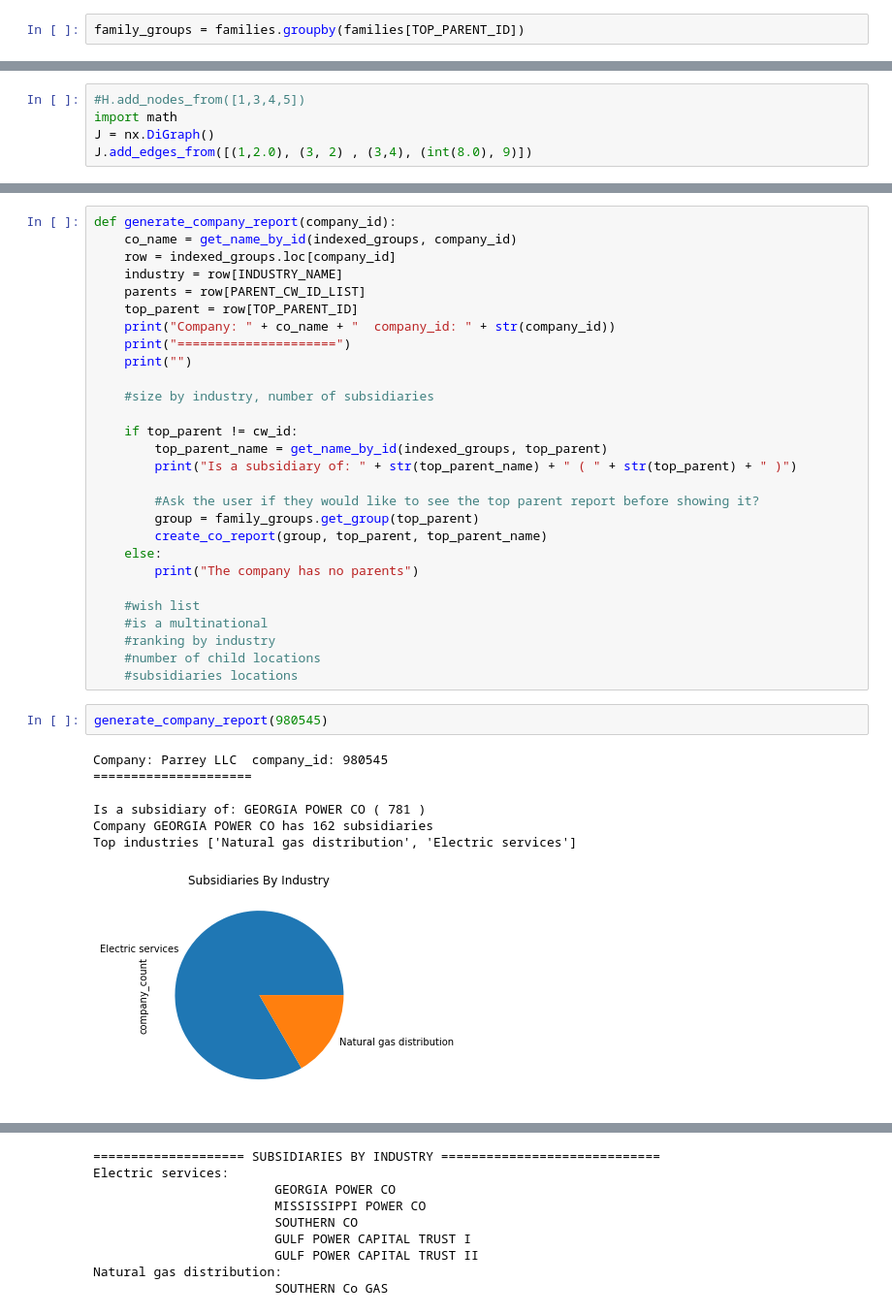
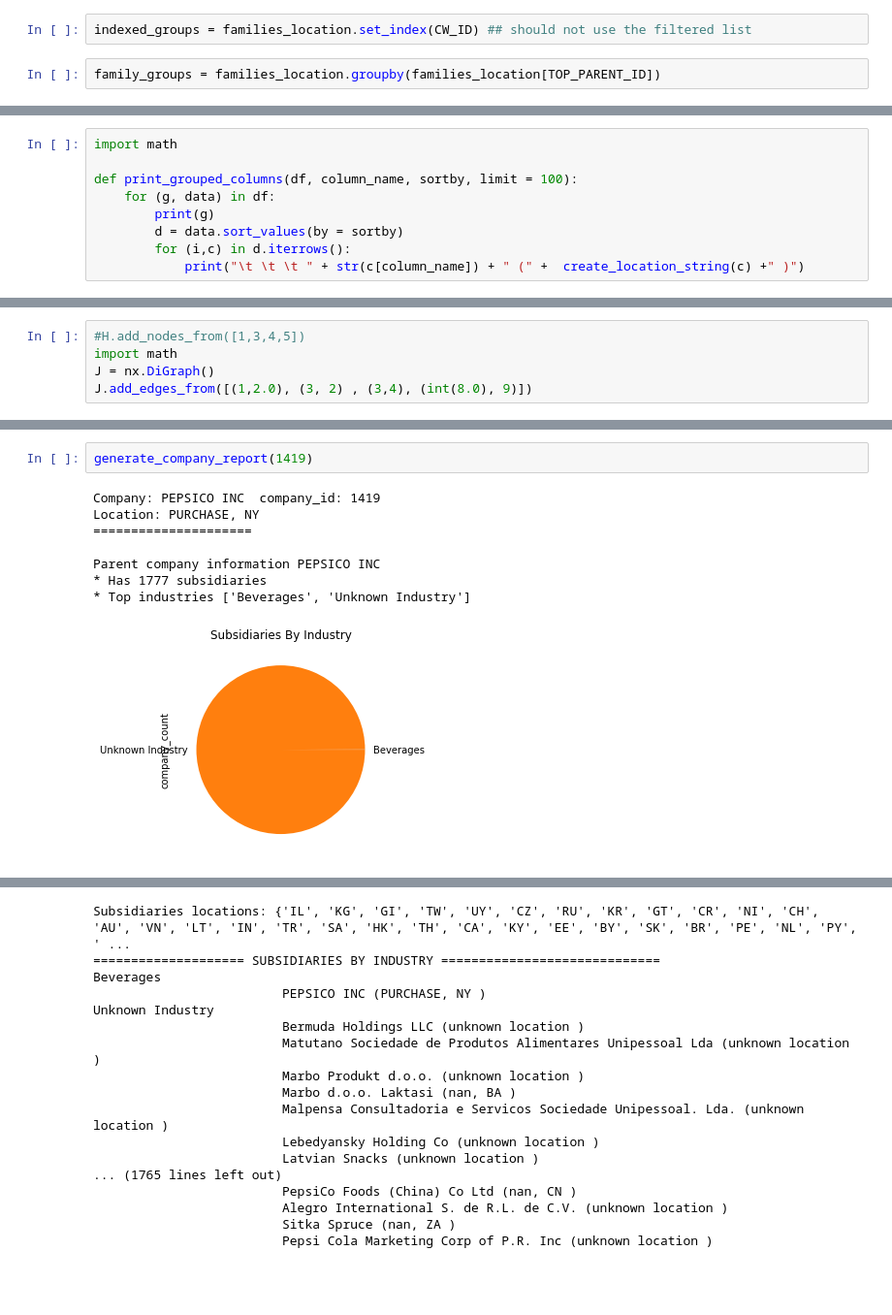
Before and after one commit to prakharchandna/info202project, a Jupyter notebook: company_report.ipynb, the cells around one changed output, grey strips where cells are left out. Shown at 97% size. Saved outputs shown, nothing was run; the diff lists cells and outputs as text; blank space fills up the shorter version.

```diff
--- a/company_report.ipynb
+++ b/company_report.ipynb
@@ -54,2 +133,4 @@ families.shape
+# %%
+indexed_groups = families_location.set_index(CW_ID) ## should not use the filtered list
 # %%
-family_groups = families.groupby(families[TOP_PARENT_ID])
+family_groups = families_location.groupby(families_location[TOP_PARENT_ID])
@@ -66,0 +148,9 @@ def print_list_columns(df, column_name):
+# %%
+import math
+
+def print_grouped_columns(df, column_name, sortby, limit = 100):
+    for (g, data) in df:
+        print(g)
+        d = data.sort_values(by = sortby)
+        for (i,c) in d.iterrows():
+            print("\t \t \t " + str(c[column_name]) + " (" +  create_location_string(c) +" )")
@@ -169,38 +302,11 @@ family_groups.get_group(37).groupby("num_children").count()
-# %%
-def generate_company_report(company_id):
-    co_name = get_name_by_id(indexed_groups, company_id)
-    row = indexed_groups.loc[company_id]
-    industry = row[INDUSTRY_NAME]
-    parents = row[PARENT_CW_ID_LIST]
-    top_parent = row[TOP_PARENT_ID]
-    print("Company: " + co_name + "  company_id: " + str(company_id))
-    print("=====================")
-    print("")
-
-    #size by industry, number of subsidiaries
-
-    if top_parent != cw_id:
-        top_parent_name = get_name_by_id(indexed_groups, top_parent)
-        print("Is a subsidiary of: " + str(top_parent_name) + " ( " + str(top_parent) + " )")
-
-        #Ask the user if they would like to see the top parent report before showing it?
-        group = family_groups.get_group(top_parent)
-        create_co_report(group, top_parent, top_parent_name)
-    else:
-        print("The company has no parents")
-
-    #wish list
-    #is a multinational
-    #ranking by industry
-    #number of child locations
-    #subsidiaries locations
 # %%
-generate_company_report(980545)
+generate_company_report(1419)
 # %% [output]
-Company: Parrey LLC  company_id: 980545
+Company: PEPSICO INC  company_id: 1419
+Location: PURCHASE, NY
 =====================
 
-Is a subsidiary of: GEORGIA POWER CO ( 781 )
-Company GEORGIA POWER CO has 162 subsidiaries
-Top industries ['Natural gas distribution', 'Electric services']
+Parent company information PEPSICO INC
+* Has 1777 subsidiaries
+* Top industries ['Beverages', 'Unknown Industry']
-[figure, old version]
+[figure, new version]
@@ -208,9 +314,17 @@ Top industries ['Natural gas distribution', 'Electric services']
+Subsidiaries locations: {'IL', 'KG', 'GI', 'TW', 'UY', 'CZ', 'RU', 'KR', 'GT', 'CR', 'NI', 'CH', 'AU', 'VN', 'LT', 'IN', 'TR', 'SA', 'HK', 'TH', 'CA', 'KY', 'EE', 'BY', 'SK', 'BR', 'PE', 'NL', 'PY', ' ...
 ==================== SUBSIDIARIES BY INDUSTRY =============================
-Electric services:
-                        GEORGIA POWER CO
-                        MISSISSIPPI POWER CO
-                        SOUTHERN CO
-                        GULF POWER CAPITAL TRUST I
-                        GULF POWER CAPITAL TRUST II
-Natural gas distribution:
-                        SOUTHERN Co GAS
+Beverages
+                         PEPSICO INC (PURCHASE, NY )
+Unknown Industry
+                         Bermuda Holdings LLC (unknown location )
+                         Matutano Sociedade de Produtos Alimentares Unipessoal Lda (unknown location )
+                         Marbo Produkt d.o.o. (unknown location )
+                         Marbo d.o.o. Laktasi (nan, BA )
+                         Malpensa Consultadoria e Servicos Sociedade Unipessoal. Lda. (unknown location )
+                         Lebedyansky Holding Co (unknown location )
+                         Latvian Snacks (unknown location )
+... (1765 lines left out)
+                         PepsiCo Foods (China) Co Ltd (nan, CN )
+                         Alegro International S. de R.L. de C.V. (unknown location )
+                         Sitka Spruce (nan, ZA )
+                         Pepsi Cola Marketing Corp of P.R. Inc (unknown location )
```
Also changed, not shown: parts of 28 cells of this notebook.
